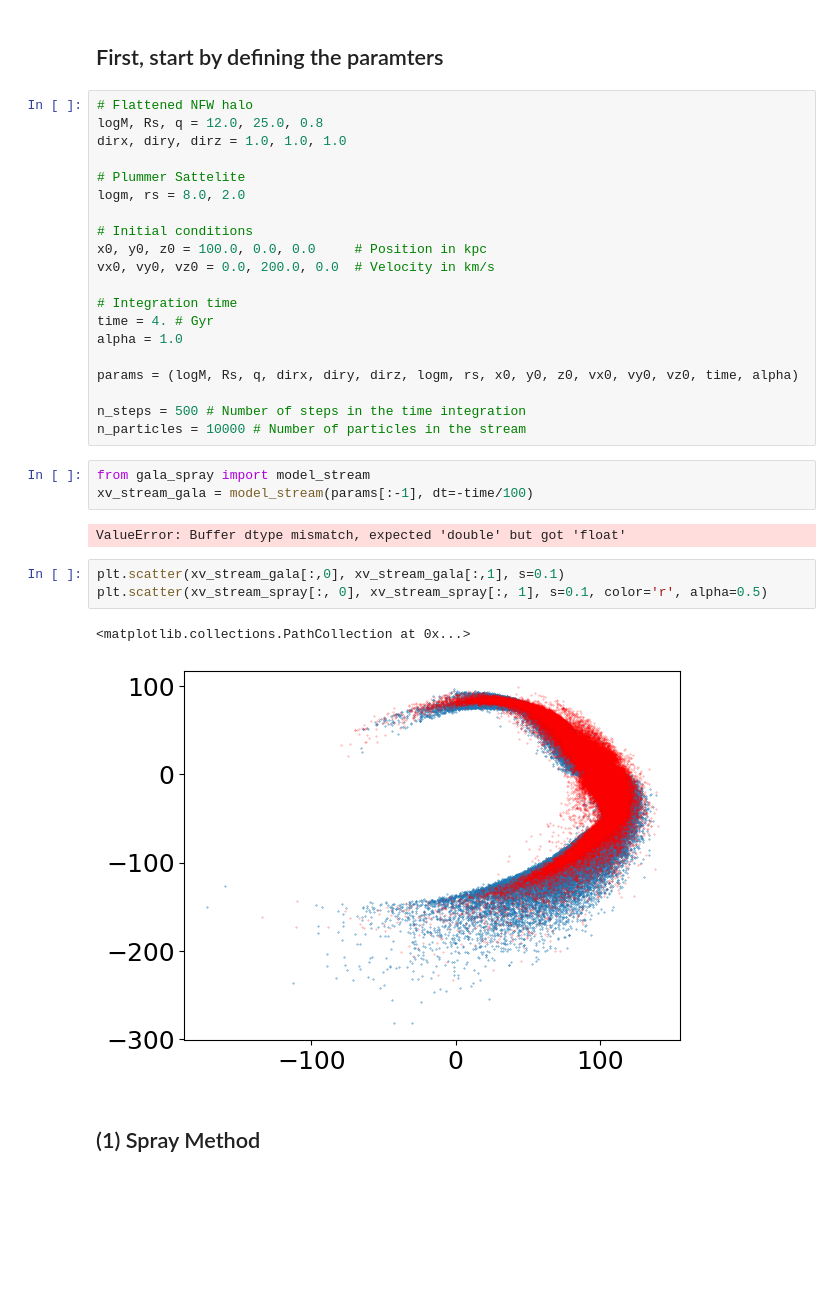
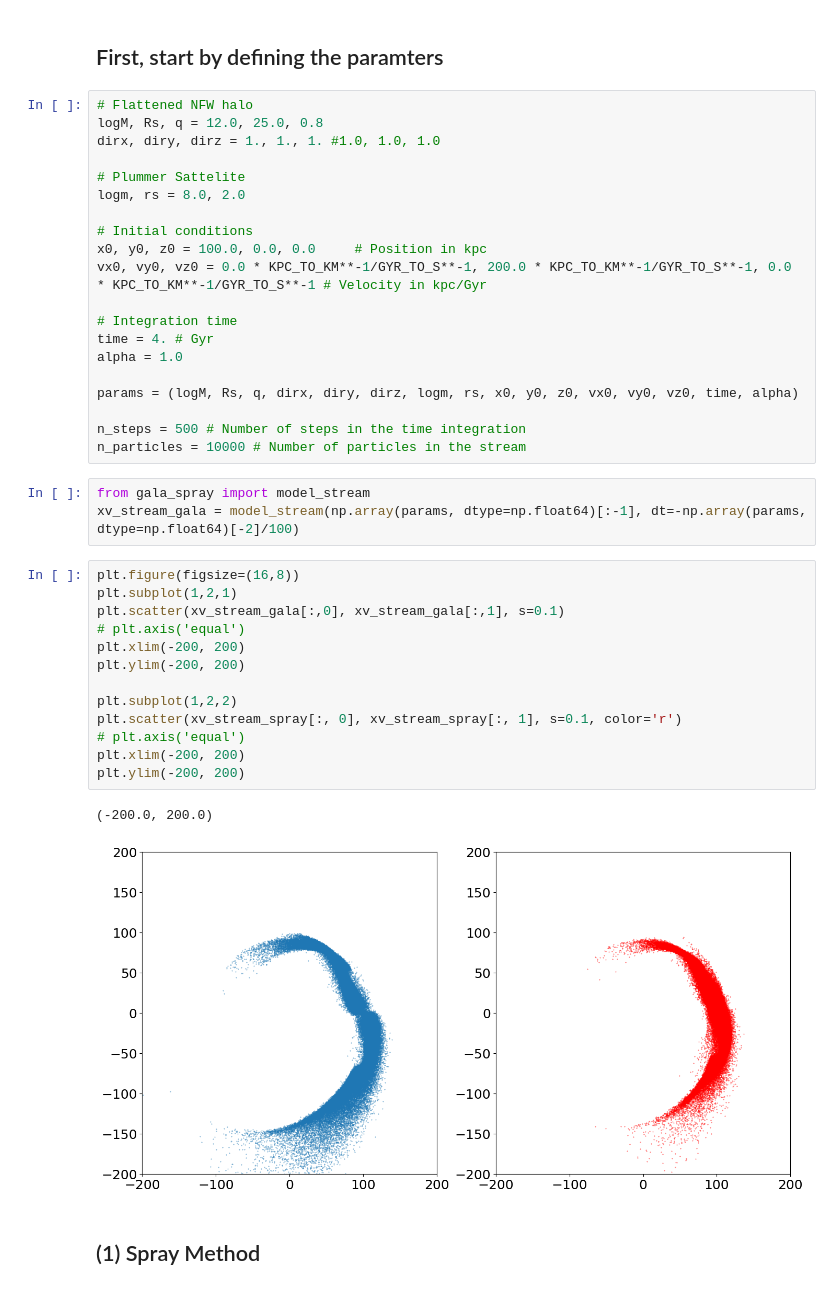
Before and after one commit to David-Chemaly/StreaMAX, a Jupyter notebook: quick_start.ipynb, the cells around one changed output. Drawn from its saved outputs; the diff is of its cells as text; blank space fills up the shorter version.

Commit message:
removed all units which allows float32

```diff
--- a/quick_start.ipynb
+++ b/quick_start.ipynb
@@ -13,14 +13,14 @@ from utils import get_track
 # %%
 # Flattened NFW halo
 logM, Rs, q = 12.0, 25.0, 0.8
-dirx, diry, dirz = 1.0, 1.0, 1.0
+dirx, diry, dirz = 1., 1., 1. #1.0, 1.0, 1.0
 
 # Plummer Sattelite
 logm, rs = 8.0, 2.0
 
 # Initial conditions
 x0, y0, z0 = 100.0, 0.0, 0.0     # Position in kpc
-vx0, vy0, vz0 = 0.0, 200.0, 0.0  # Velocity in km/s
+vx0, vy0, vz0 = 0.0 * KPC_TO_KM**-1/GYR_TO_S**-1, 200.0 * KPC_TO_KM**-1/GYR_TO_S**-1, 0.0 * KPC_TO_KM**-1/GYR_TO_S**-1 # Velocity in kpc/Gyr
 
 # Integration time
 time = 4. # Gyr
@@ -32,15 +32,23 @@ n_steps = 500 # Number of steps in the time integration
 n_particles = 10000 # Number of particles in the stream
 # %%
 from gala_spray import model_stream
-xv_stream_gala = model_stream(params[:-1], dt=-time/100)
+xv_stream_gala = model_stream(np.array(params, dtype=np.float64)[:-1], dt=-np.array(params, dtype=np.float64)[-2]/100)
-# %% [output]
-ValueError: Buffer dtype mismatch, expected 'double' but got 'float'
 # %%
+plt.figure(figsize=(16,8))
+plt.subplot(1,2,1)
 plt.scatter(xv_stream_gala[:,0], xv_stream_gala[:,1], s=0.1)
-plt.scatter(xv_stream_spray[:, 0], xv_stream_spray[:, 1], s=0.1, color='r', alpha=0.5)
+# plt.axis('equal')
+plt.xlim(-200, 200)
+plt.ylim(-200, 200)
+
+plt.subplot(1,2,2)
+plt.scatter(xv_stream_spray[:, 0], xv_stream_spray[:, 1], s=0.1, color='r')
+# plt.axis('equal')
+plt.xlim(-200, 200)
+plt.ylim(-200, 200)
 # %% [output]
-<matplotlib.collections.PathCollection at 0x...>
+(-200.0, 200.0)
-[figure, old version]
+[figure, new version]
 # %% [markdown]
 ## (1) Spray Method
 # %%
```
Also changed, not shown: parts of 5 cells of this notebook, 5 other files.
